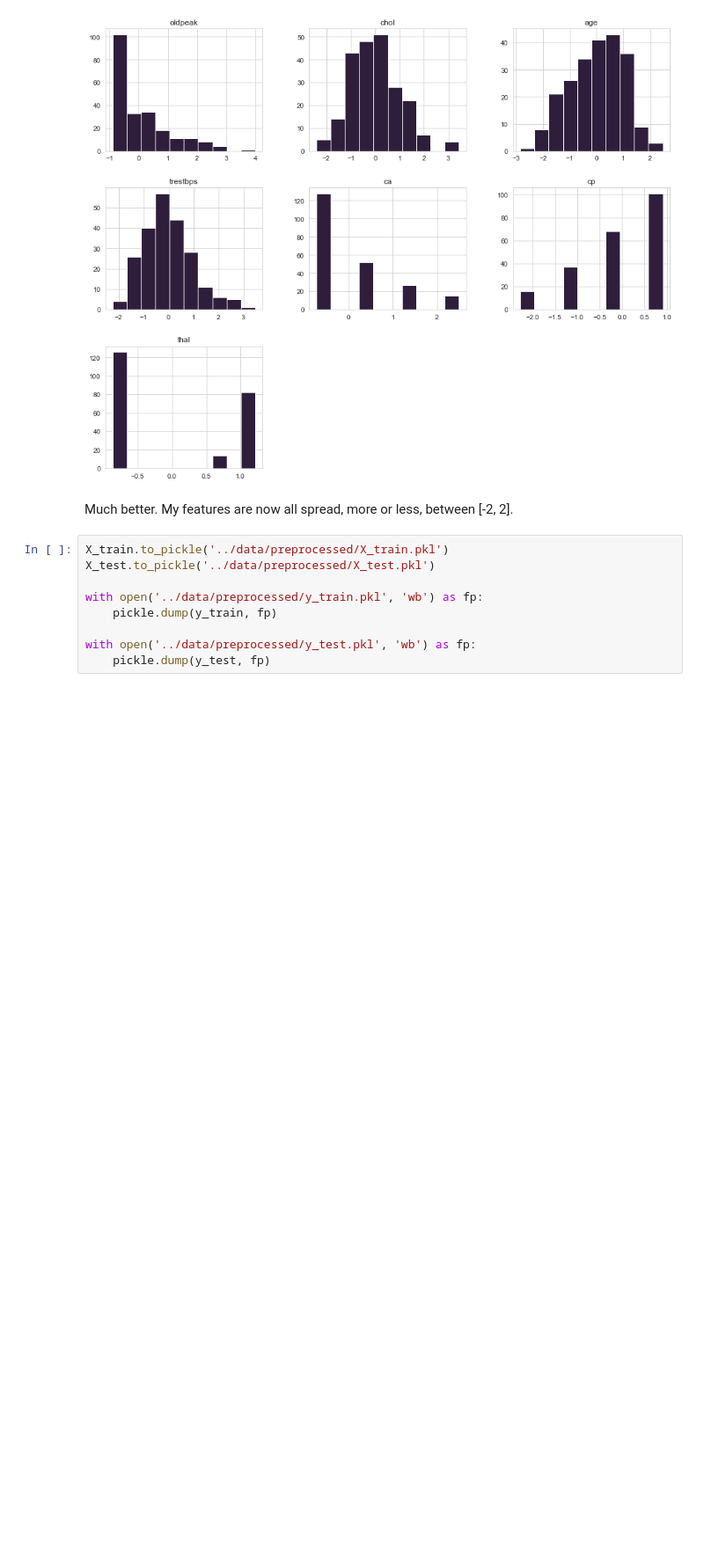
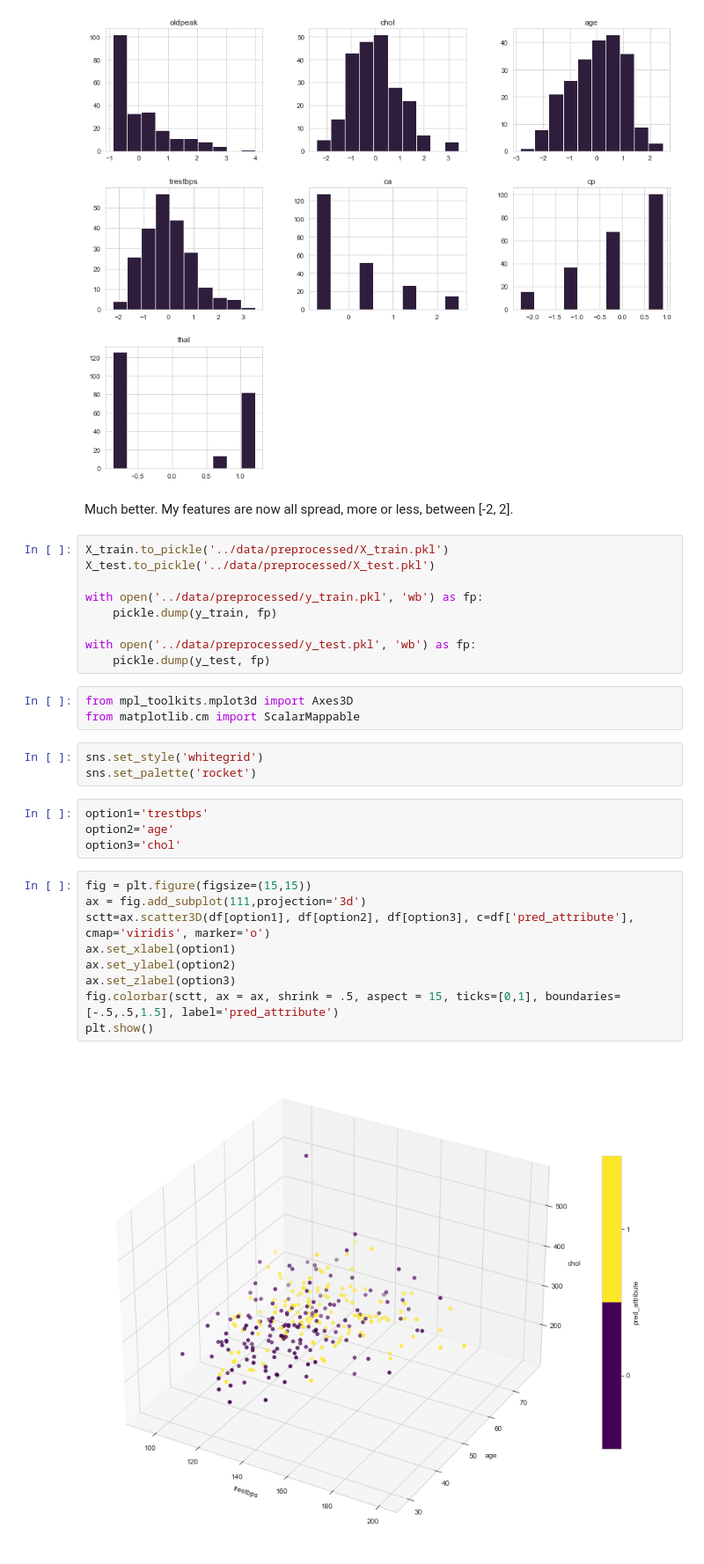
Before and after one commit to stlanier/Flatiron-School-Module-3-Project, a Jupyter notebook: notebooks/1_eda_and_preprocessing.ipynb, the cells around one changed output. Shown: that part at 88% size. Drawn from its saved outputs; the diff is of its cells as text; blank space fills up the shorter version.

Commit message:
added 3-factor visual to app and eda notebook; created unique csv for app

```diff
--- a/notebooks/1_eda_and_preprocessing.ipynb
+++ b/notebooks/1_eda_and_preprocessing.ipynb
@@ -262,3 +284,24 @@ with open('../data/preprocessed/y_train.pkl', 'wb') as fp:
 
 with open('../data/preprocessed/y_test.pkl', 'wb') as fp:
     pickle.dump(y_test, fp)
+# %%
+from mpl_toolkits.mplot3d import Axes3D
+from matplotlib.cm import ScalarMappable
+# %%
+sns.set_style('whitegrid')
+sns.set_palette('rocket')
+# %%
+option1='trestbps'
+option2='age'
+option3='chol'
+# %%
+fig = plt.figure(figsize=(15,15))
+ax = fig.add_subplot(111,projection='3d')
+sctt=ax.scatter3D(df[option1], df[option2], df[option3], c=df['pred_attribute'], cmap='viridis', marker='o')
+ax.set_xlabel(option1)
+ax.set_ylabel(option2)
+ax.set_zlabel(option3)
+fig.colorbar(sctt, ax = ax, shrink = .5, aspect = 15, ticks=[0,1], boundaries=[-.5,.5,1.5], label='pred_attribute')
+plt.show()
+# %% [output]
+[figure, added]
```
Also changed, not shown: parts of 3 cells of this notebook, 2 other files.
